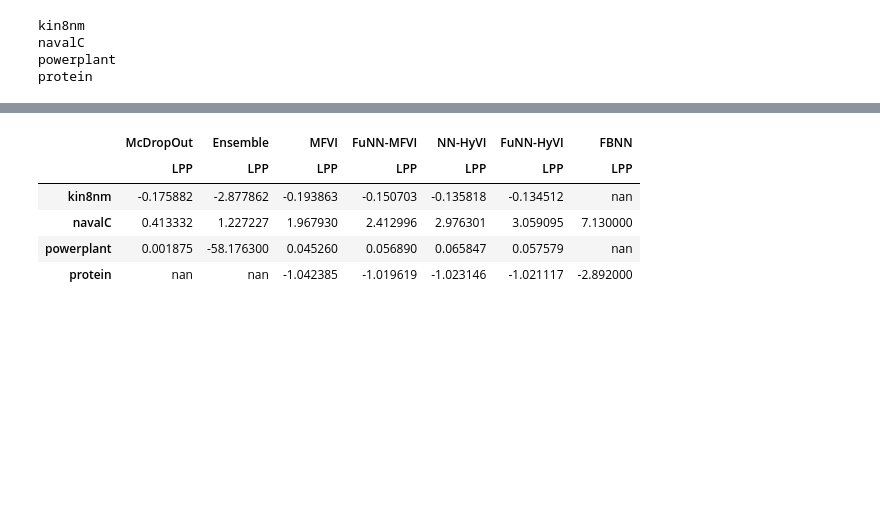
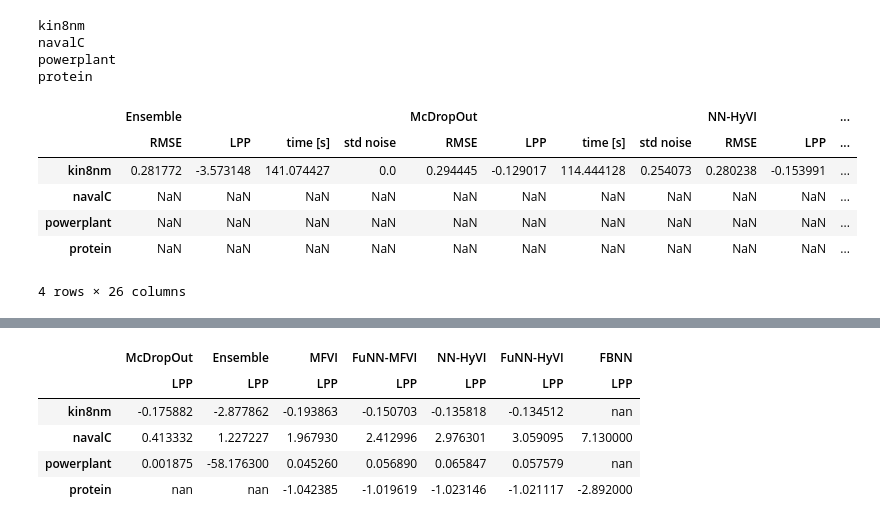
Before and after one commit to yannpequignot/IVISpaces, a Jupyter notebook: Notebooks/Paper_results.ipynb, the cells around one changed output, grey strips where cells are left out. Drawn from its saved outputs; the diff is of its cells as text; code cells hidden in the pictures; blank space fills up the shorter version.

```diff
--- a/Notebooks/Paper_results.ipynb
+++ b/Notebooks/Paper_results.ipynb
@@ -973,6 +973,15 @@ res=pd.DataFrame(RESULTS).transpose()
 stds=pd.DataFrame(STDS).transpose()
 # %%
 methods=['McDropOut','Ensemble','MFVI','FuNN-MFVI','NN-HyVI','FuNN-HyVI', 'FBNN']
+res
+# %% [output]
+|  | Ensemble |  |  |  | McDropOut |  |  |  | NN-HyVI |  | ... |
+|  | RMSE | LPP | time [s] | std noise | RMSE | LPP | time [s] | std noise | RMSE | LPP | ... |
+| kin8nm | 0.281772 | -3.573148 | 141.074427 | 0.0 | 0.294445 | -0.129017 | 114.444128 | 0.254073 | 0.280238 | -0.153991 | ... |
+| navalC | NaN | NaN | NaN | NaN | NaN | NaN | NaN | NaN | NaN | NaN | ... |
+| powerplant | NaN | NaN | NaN | NaN | NaN | NaN | NaN | NaN | NaN | NaN | ... |
+| protein | NaN | NaN | NaN | NaN | NaN | NaN | NaN | NaN | NaN | NaN | ... |
+4 rows × 26 columns
 # %%
 import numpy as np
 metrics=['RMSE']#['LPP']#'RMSE']##['RMSE']#,'LPP']#metrics=['time [s]']
```
Also changed, not shown: parts of 2 cells of this notebook, 1 other file.
